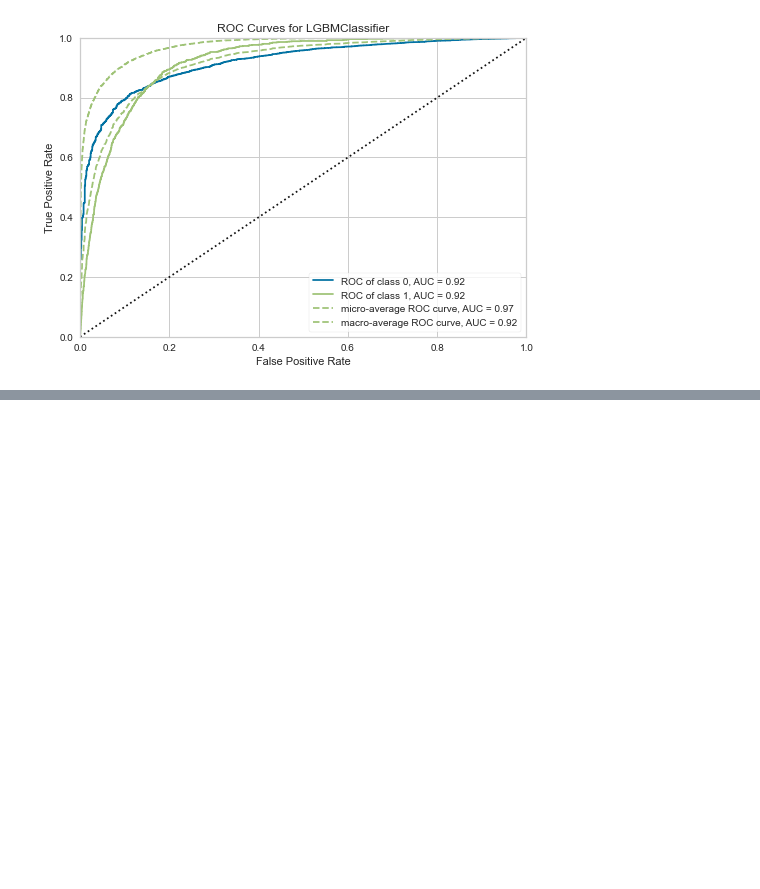
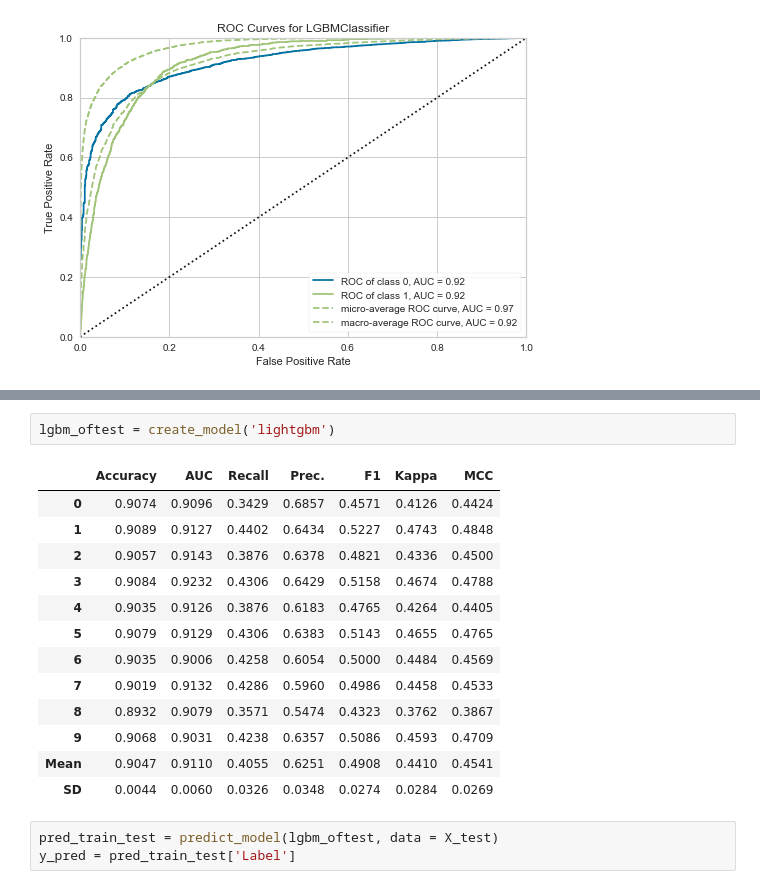
Before and after one commit to MMA22W-Islington/Study, a Jupyter notebook: 823_Financial_Analytics/823_Project_Model_pycaret_tune.ipynb, the cells around one changed output, grey strips where cells are left out. Cells and saved outputs as stored; diff of their text form; blank space fills up the shorter version.

```diff
--- a/823_Financial_Analytics/823_Project_Model_pycaret_tune.ipynb
+++ b/823_Financial_Analytics/823_Project_Model_pycaret_tune.ipynb
@@ -145,0 +201,19 @@ get_logs()
+# %%
+lgbm_oftest = create_model('lightgbm')
+# %% [output]
+|  | Accuracy | AUC | Recall | Prec. | F1 | Kappa | MCC |
+| 0 | 0.9074 | 0.9096 | 0.3429 | 0.6857 | 0.4571 | 0.4126 | 0.4424 |
+| 1 | 0.9089 | 0.9127 | 0.4402 | 0.6434 | 0.5227 | 0.4743 | 0.4848 |
+| 2 | 0.9057 | 0.9143 | 0.3876 | 0.6378 | 0.4821 | 0.4336 | 0.4500 |
+| 3 | 0.9084 | 0.9232 | 0.4306 | 0.6429 | 0.5158 | 0.4674 | 0.4788 |
+| 4 | 0.9035 | 0.9126 | 0.3876 | 0.6183 | 0.4765 | 0.4264 | 0.4405 |
+| 5 | 0.9079 | 0.9129 | 0.4306 | 0.6383 | 0.5143 | 0.4655 | 0.4765 |
+| 6 | 0.9035 | 0.9006 | 0.4258 | 0.6054 | 0.5000 | 0.4484 | 0.4569 |
+| 7 | 0.9019 | 0.9132 | 0.4286 | 0.5960 | 0.4986 | 0.4458 | 0.4533 |
+| 8 | 0.8932 | 0.9079 | 0.3571 | 0.5474 | 0.4323 | 0.3762 | 0.3867 |
+| 9 | 0.9068 | 0.9031 | 0.4238 | 0.6357 | 0.5086 | 0.4593 | 0.4709 |
+| Mean | 0.9047 | 0.9110 | 0.4055 | 0.6251 | 0.4908 | 0.4410 | 0.4541 |
+| SD | 0.0044 | 0.0060 | 0.0326 | 0.0348 | 0.0274 | 0.0284 | 0.0269 |
+# %%
+pred_train_test = predict_model(lgbm_oftest, data = X_test)
+y_pred = pred_train_test['Label']
```
Also changed, not shown: parts of 12 cells of this notebook, 7 other files.
